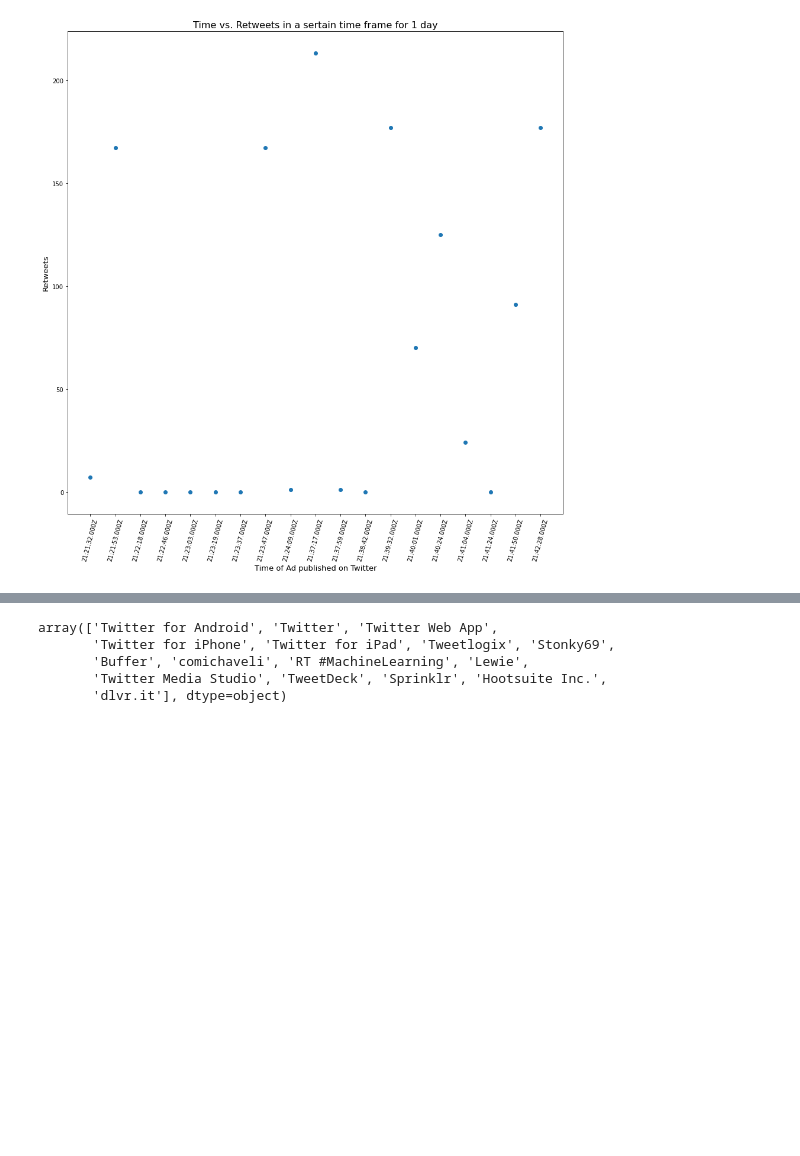
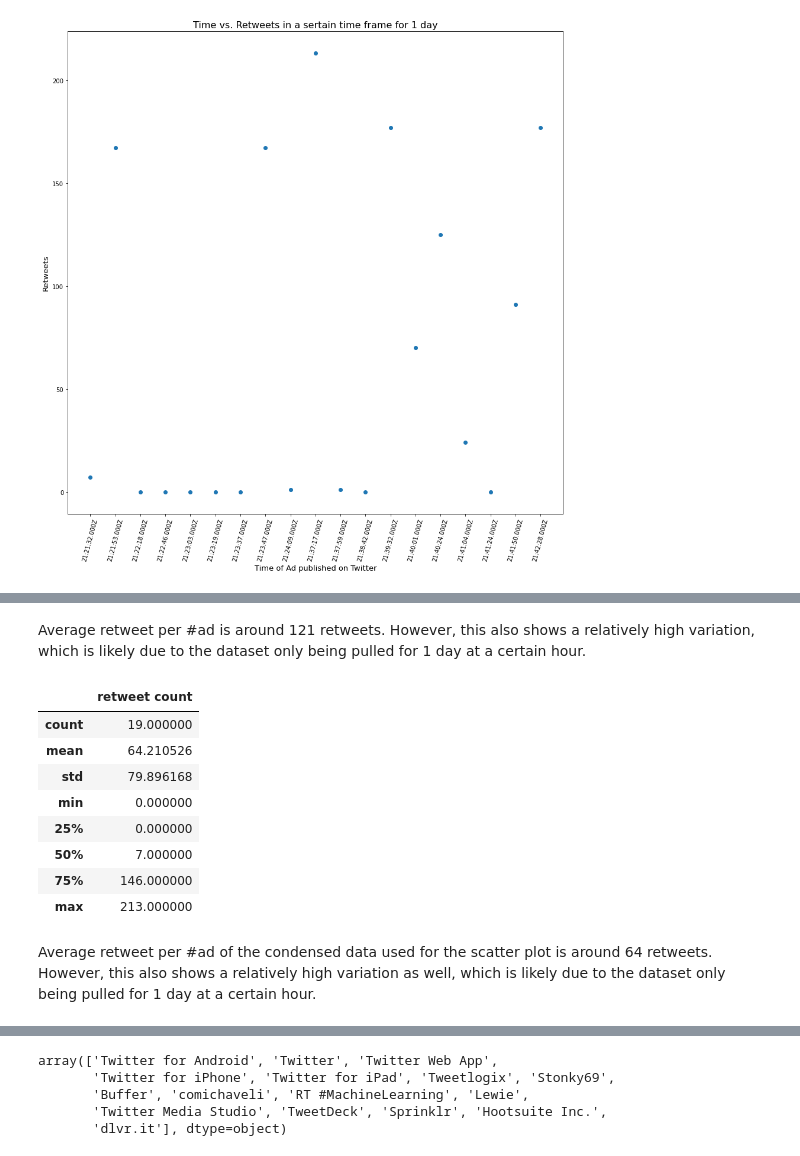
Before and after one commit to sthurstone/Return-Rate-Researchers---Project-I, a Jupyter notebook: API/Twitter_API_Analysis_Tables(1).ipynb FINAL.ipynb, the cells around one changed output, grey strips where cells are left out. Cells and saved outputs as stored; diff of their text form; code cells hidden in the pictures; blank space fills up the shorter version.

```diff
--- a/API/Twitter_API_Analysis_Tables(1).ipynb FINAL.ipynb
+++ b/API/Twitter_API_Analysis_Tables(1).ipynb FINAL.ipynb
@@ -178,0 +194,17 @@ plt.show
+# %% [markdown]
+Average retweet per #ad is around 121 retweets. However, this also shows a relatively high variation, which is likely due to the dataset only being pulled for 1 day at a certain hour.
+# %%
+#sort data by the snipet of data from scatter plot
+df_sort3.describe()
+# %% [output]
+|  | retweet count |
+| count | 19.000000 |
+| mean | 64.210526 |
+| std | 79.896168 |
+| min | 0.000000 |
+| 25% | 0.000000 |
+| 50% | 7.000000 |
+| 75% | 146.000000 |
+| max | 213.000000 |
+# %% [markdown]
+Average retweet per #ad of the condensed data used for the scatter plot is around 64 retweets. However, this also shows a relatively high variation as well, which is likely due to the dataset only being pulled for 1 day at a certain hour.
```
Also changed, not shown: parts of 13 cells of this notebook, 6 other files.
